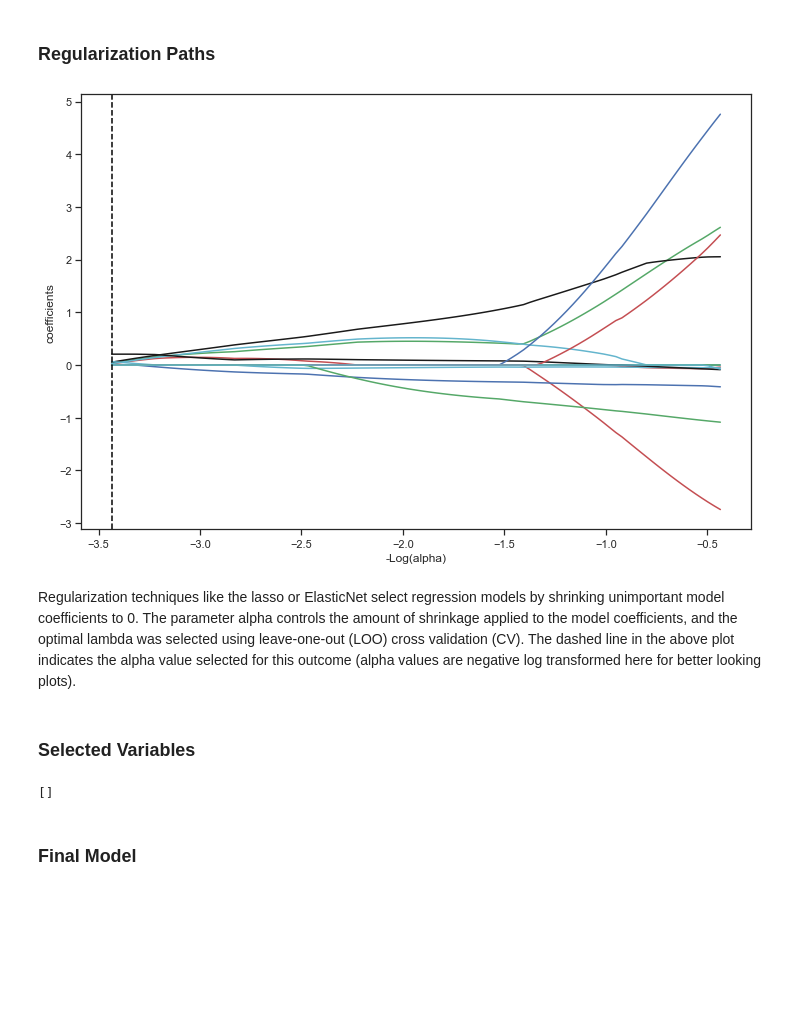
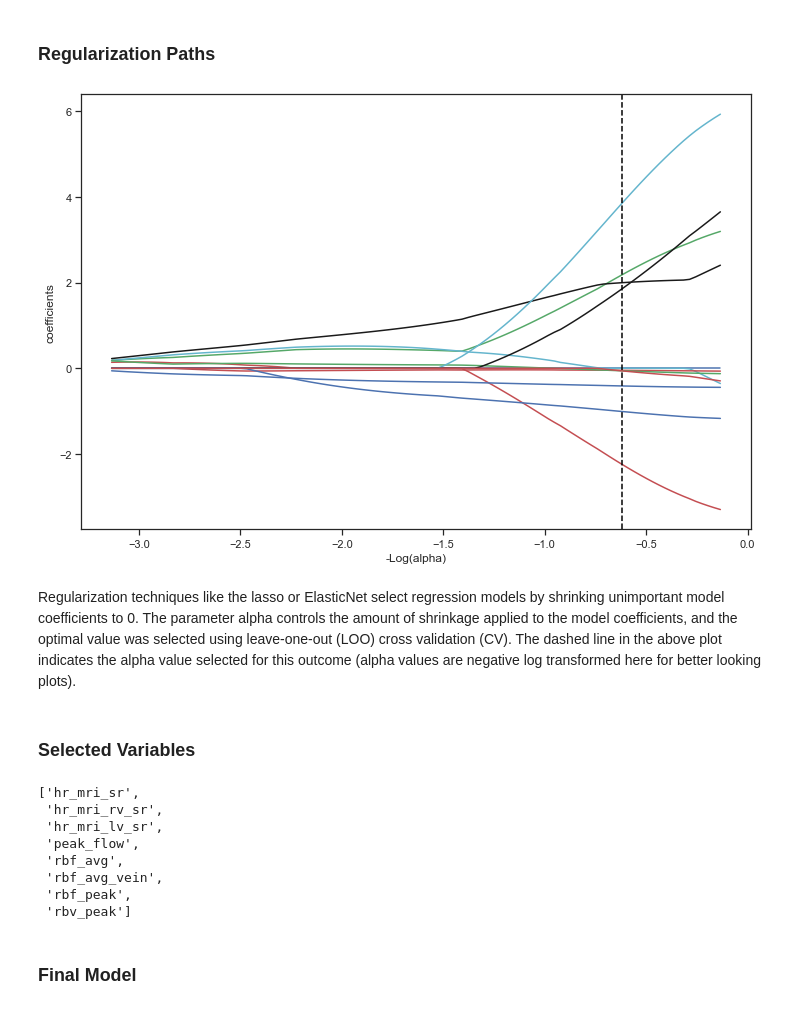
Before and after one commit to netiony/CHCO-Code, a Jupyter notebook: Petter Bjornstad/Renal Imaging/renal_imaging.ipynb, the cells around one changed output. Saved outputs shown, nothing was run; the diff lists cells and outputs as text; code cells hidden in the pictures; blank space fills up the shorter version.

```diff
--- a/Petter Bjornstad/Renal Imaging/renal_imaging.ipynb
+++ b/Petter Bjornstad/Renal Imaging/renal_imaging.ipynb
@@ -68,7 +69,7 @@ final_df.drop(columns = ['r_rbf_avg','l_rbf_avg','r_rbf_avg_vein','l_rbf_avg_vei
                          'r_rbv_peak','l_rbv_peak','r_rbv_peak_vein','l_rbv_peak_vein'],inplace=True)
 # List y and X variables
 outcomes = ['igfr','igfr_ab','eGFR_schwartz']
-pred = [c for c in final_df.columns if c not in outcomes]
+pred = ['hr_mri_sr','hr_mri_rv_sr','hr_mri_la_sr','hr_mri_lv_sr','peak_flow','rbf_avg','rbf_avg_vein','rbf_peak','rbf_peak_vein','rbv_peak','rbv_peak_vein']
 # Write cleaned data
 final_df.to_csv('/Volumes/PEDS/RI Biostatistics Core/Shared/Shared Projects/Laura/Peds Endo/Petter Bjornstad/Renal Imaging/Data_Clean/analysis_dataset.csv',index=False)
 # %% [markdown]
@@ -83,24 +84,10 @@ sns.pairplot(final_df,x_vars=outcomes,y_vars=pred);
 # %%
 # Model matrices
 y,X = dmatrices('igfr~'+'+'.join(pred),data=final_df)
-# Scale X
-# X.iloc[:,1:] = X.iloc[:,1:]/X.iloc[:,1:].std(0)
 # LOO CV
-regr = ElasticNetCV(cv=X.shape[0])
-# ElasticNet CV
+regr = LassoCV(cv=X.shape[0],max_iter=10000)
+# Fit
 regr = regr.fit(X, y.ravel())
-# Get alpha following 1SE rule
-mse = regr.mse_path_
-# Average CV error for each alpha value
-m = pd.DataFrame(mse).mean(axis=1)
-# SE of the average error
-se = m.sem()
-mm = m.min()
-# Max allowable error
-max_err = mm + se
-# Get highest alpha (most shrinkage) within 1SE of minimum
-a = regr.alphas_[np.where(m <= max_err)[0][0]]
 # Re-fit with optimized params
-# model = ElasticNet(alpha=regr.alpha_, l1_ratio=regr.l1_ratio_)
-model = ElasticNet(alpha=a)
+model = Lasso(alpha=regr.alpha_)
 fit = model.fit(X, y)
@@ -125,20 +96,20 @@ pred
 # %%
 alphas, coefs, _ = fit.path(X, y, alphas=regr.alphas_,max_iter=10000)
 # Plot
 plt.rcParams['figure.figsize'] = [12, 8]
 plt.figure(1)
 colors = cycle(["b", "r", "g", "c", "k"])
 neg_log_alphas = -np.log10(alphas)
 for coef, c in zip(coefs[0], colors):
     l2 = plt.plot(neg_log_alphas, coef, c=c)
-plt.axvline(x = -np.log10(fit.alpha),color = 'black',linestyle = '--')
+plt.axvline(x = -np.log10(regr.alpha_),color = 'black',linestyle = '--')
 plt.xlabel("-Log(alpha)")
 plt.ylabel("coefficients")
 plt.axis("tight");
 # %% [output]
-[figure, old version]
+[figure, new version]
 # %% [markdown]
-Regularization techniques like the lasso or ElasticNet select regression models by shrinking unimportant model coefficients to 0. The parameter alpha controls the amount of shrinkage applied to the model coefficients, and the optimal lambda was selected using leave-one-out (LOO) cross validation (CV). The dashed line in the above plot indicates the alpha value selected for this outcome (alpha values are negative log transformed here for better looking plots).
+Regularization techniques like the lasso or ElasticNet select regression models by shrinking unimportant model coefficients to 0. The parameter alpha controls the amount of shrinkage applied to the model coefficients, and the optimal value was selected using leave-one-out (LOO) cross validation (CV). The dashed line in the above plot indicates the alpha value selected for this outcome (alpha values are negative log transformed here for better looking plots).
 # %% [markdown]
 ### Selected Variables
 # %%
@@ -146,7 +117,14 @@ idx = [i - 1 for i in list(np.where(fit.coef_ != 0)[0])]
 selected = [pred[i] for i in idx]
 selected
 # %% [output]
-[]
+['hr_mri_sr',
+ 'hr_mri_rv_sr',
+ 'hr_mri_lv_sr',
+ 'peak_flow',
+ 'rbf_avg',
+ 'rbf_avg_vein',
+ 'rbf_peak',
+ 'rbv_peak']
 # %% [markdown]
 ### Final Model
 # %%
```
Also changed, not shown: parts of 14 cells of this notebook.
